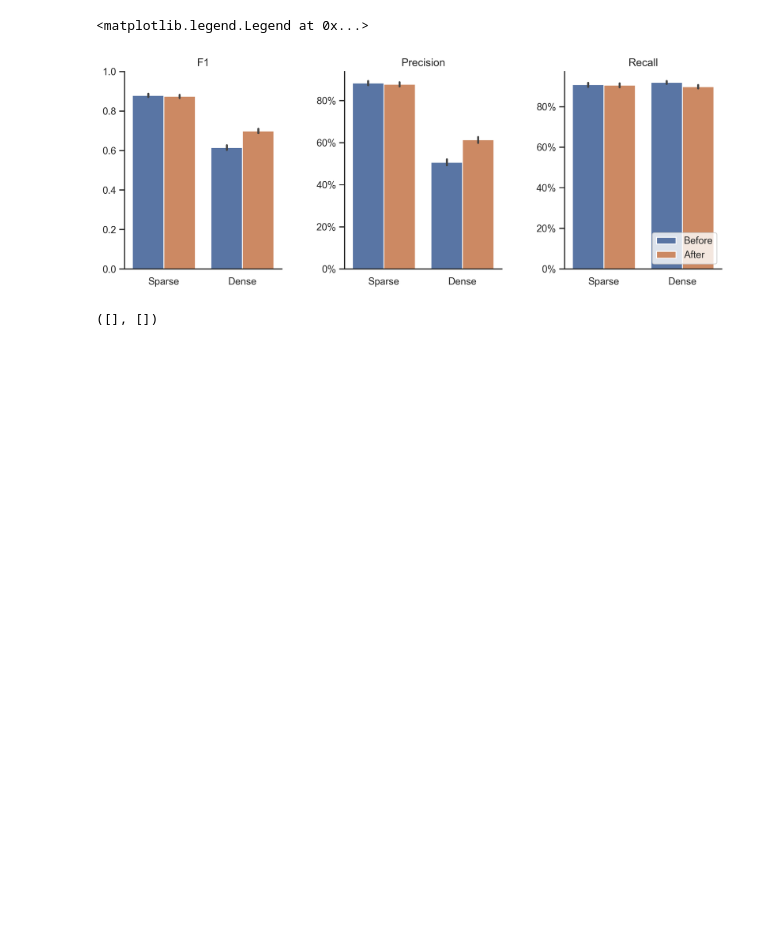
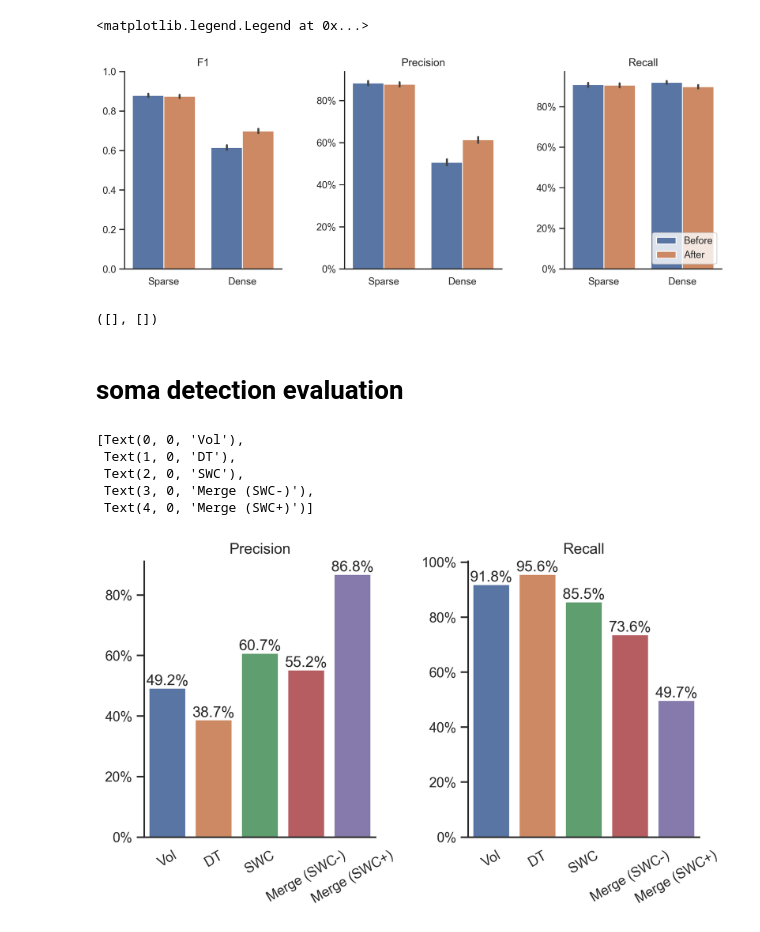
Before and after one commit to SEU-ALLEN-codebase/Ensemble-Cut, a Jupyter notebook: experiment/plot.ipynb, the cells around one changed output. Cells and saved outputs as stored; diff of their text form; code cells hidden in the pictures; blank space fills up the shorter version.

Commit message:
plotting

```diff
--- a/experiment/plot.ipynb
+++ b/experiment/plot.ipynb
@@ -87,3 +87,53 @@ plt.legend(handles=handles[:2], labels=['Before', 'After'], loc='lower right')
 handles, labels
 # %% [output]
 ([], [])
+# %% [markdown]
+# soma detection evaluation
+# %%
+import pickle
+import matplotlib.pyplot as plt
+import seaborn as sns
+with open(r"D:\rectify\multi_soma_test\eval.pkl", 'rb') as f:
+    hit, miss = pickle.load(f)
+tot = 159
+prec = {}
+recall = {}
+for k, v in hit.items():
+    recall[k] = v / tot
+    prec[k] = 1 - miss[k] / (v + miss[k])
+# %%
+import pandas as pd
+from matplotlib import ticker
+sns.set(font_scale=1, style='white')
+fig, axs = plt.subplots(1, 2, figsize=(8, 4), dpi=300)
+plt.subplots_adjust(wspace=0.4)
+sns.despine(fig, top=True, right=True)
+
+ax = sns.barplot(pd.DataFrame(prec, index=range(len(prec))), ax=axs[0], legend=False)
+ax.set_title('Precision')
+ax.yaxis.set_major_formatter(ticker.PercentFormatter(xmax=1, decimals=0))
+ax.tick_params(left=True, direction='out')
+ax.set_xlabel(None)
+ax.set_ylabel(None)
+ax.set_xticks([*range(5)], ['Vol', 'DT', 'SWC', 'Merge (SWC-)', 'Merge (SWC+)'])
+for i, value in enumerate(prec.values()):
+    ax.text(i, value, f'{value * 100:.1f}%', ha='center', va='bottom')
+ax.set_xticklabels(ax.get_xticklabels(), rotation=30)
+
+ax = sns.barplot(pd.DataFrame(recall, index=range(len(prec))), ax=axs[1], legend=False)
+ax.set_title('Recall')
+ax.yaxis.set_major_formatter(ticker.PercentFormatter(xmax=1, decimals=0))
+ax.tick_params(left=True, direction='out')
+ax.set_xlabel(None)
+ax.set_ylabel(None)
+ax.set_xticks([*range(5)], ['Vol', 'DT', 'SWC', 'Merge (SWC-)', 'Merge (SWC+)'])
+for i, value in enumerate(recall.values()):
+    ax.text(i, value, f'{value * 100:.1f}%', ha='center', va='bottom')
+ax.set_xticklabels(ax.get_xticklabels(), rotation=30)
+# %% [output]
+[Text(0, 0, 'Vol'),
+ Text(1, 0, 'DT'),
+ Text(2, 0, 'SWC'),
+ Text(3, 0, 'Merge (SWC-)'),
+ Text(4, 0, 'Merge (SWC+)')]
+[figure, added]
```
Also changed, not shown: parts of 13 cells of this notebook, 8 other files.
